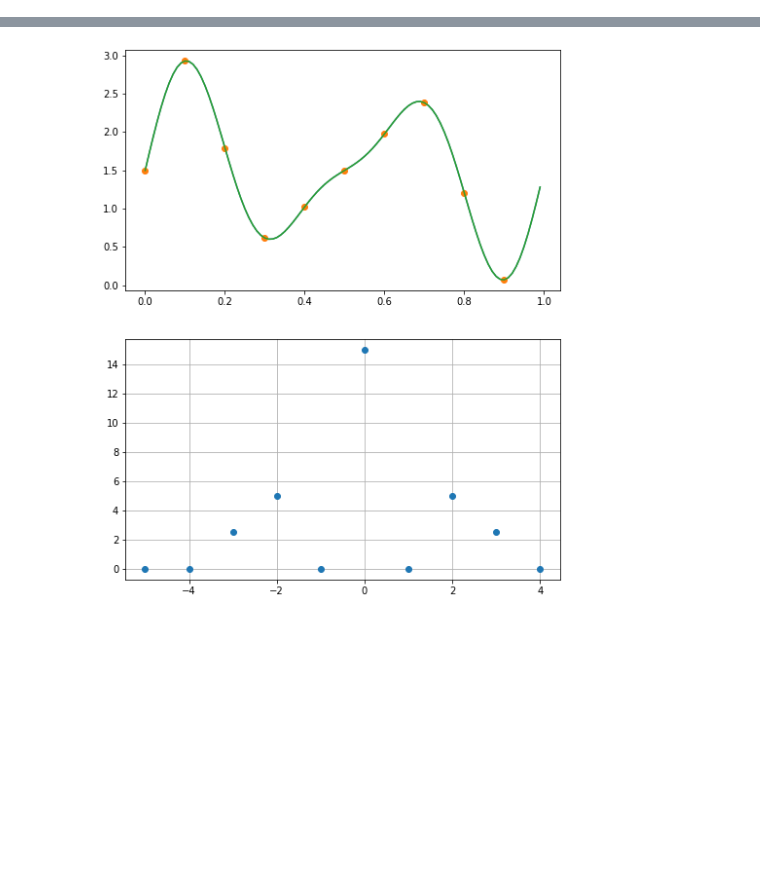
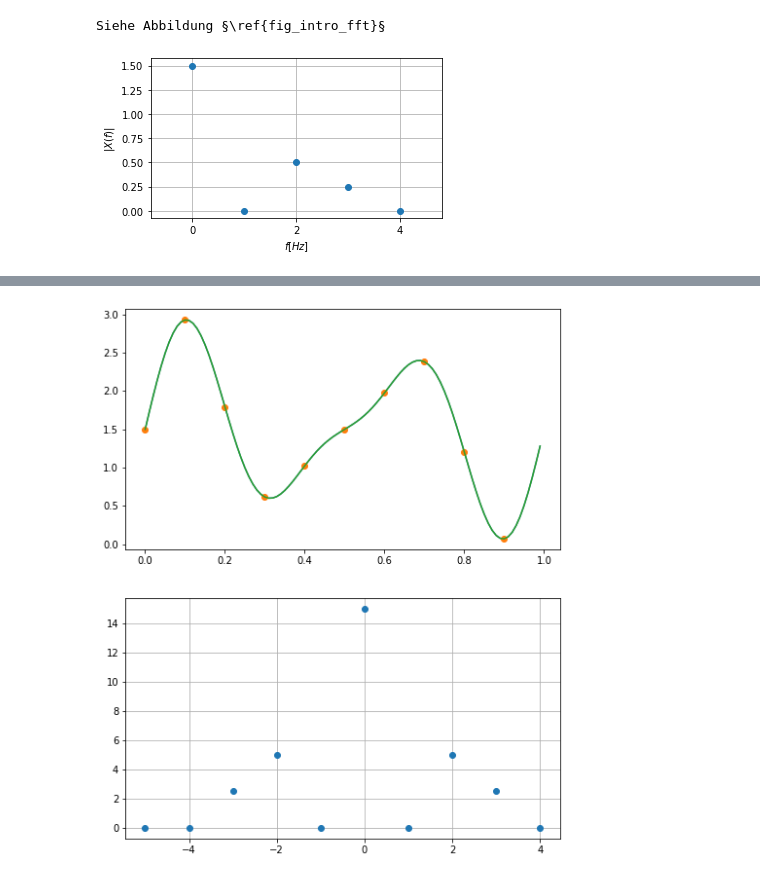
Before and after one commit to python-fuer-ingenieure/notebooks, a Jupyter notebook: kap_fourier.ipynb, the cells around one changed output, grey strips where cells are left out. Drawn from its saved outputs; the diff is of its cells as text; code cells hidden in the pictures; blank space fills up the shorter version.

```diff
--- a/kap_fourier.ipynb
+++ b/kap_fourier.ipynb
@@ -33,0 +36,24 @@ Siehe Abbildung §\ref{fig_introduction}§
+# %%
+ts = np.arange(0, 1, 1e-2)  # interessant ist, wenn das intervall so ist, dass das signal nicht periodisch wird
+ys = np.sin(2*pi*ts*2) + 0.5*np.sin(2*pi*ts*3) + 1.5  # f1 = 2 Hz, f2 = 3 Hz
+
+fs = 10
+tk = ts[::10]   # sampling frequency 10 Hz
+yk = ys[::10]
+n = len(tk)
+
+Yk = np.fft.fft(yk)
+Fk = np.fft.fftfreq(n, 1/fs)
+
+plt.figure(figsize=(5, 3))
+plt.plot(Fk, np.abs(Yk)/10, 'o')
+plt.xticks(Fk[::2])
+plt.xlim(-0.8, 4.8)
+plt.xlabel("$f [Hz]$")
+plt.ylabel("$|X(f)|$")
+plt.grid()
+plt.tight_layout()
+show_book('intro_fft')
+# %% [output]
+Siehe Abbildung §\ref{fig_intro_fft}§
+[figure, added]
```
Also changed, not shown: parts of 166 cells of this notebook, 2 other files.
